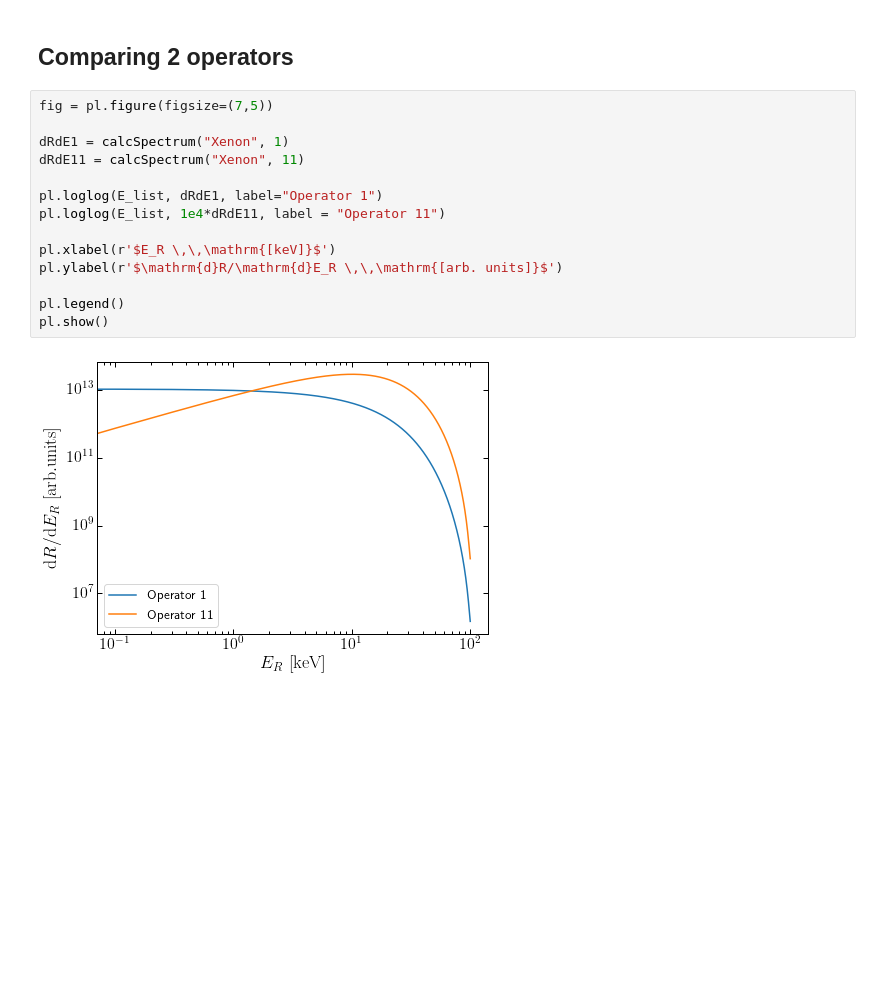
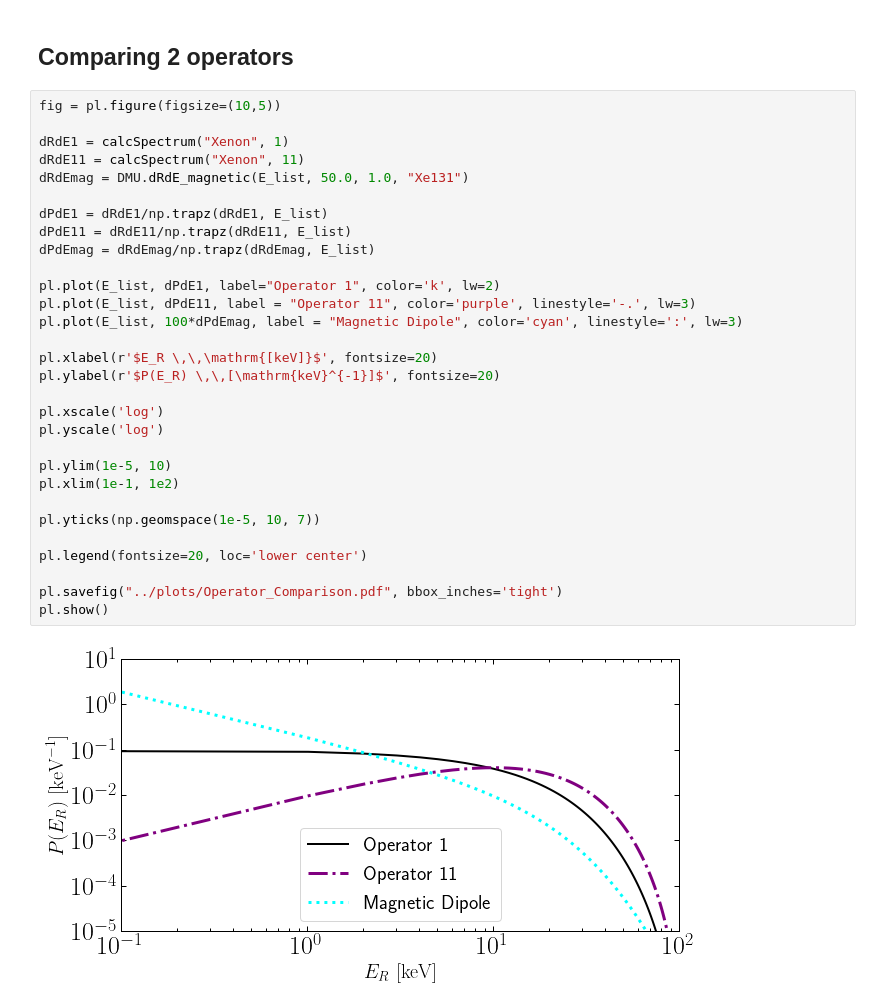
Before and after one commit to bradkav/WIMpy_NREFT, a Jupyter notebook: Examples/Spectra.ipynb, the cells around one changed output. Cells and saved outputs as stored; diff of their text form; blank space fills up the shorter version.

```diff
--- a/Examples/Spectra.ipynb
+++ b/Examples/Spectra.ipynb
@@ -141,18 +142,34 @@ pl.show()
 # %% [markdown]
 ## Comparing 2 operators
-# %%
-fig = pl.figure(figsize=(7,5))
-
-dRdE1 = calcSpectrum("Xenon", 1)
-dRdE11 = calcSpectrum("Xenon", 11)
-
-pl.loglog(E_list, dRdE1, label="Operator 1")
-pl.loglog(E_list, 1e4*dRdE11, label = "Operator 11")
-
-pl.xlabel(r'$E_R \,\,\mathrm{[keV]}$')
-pl.ylabel(r'$\mathrm{d}R/\mathrm{d}E_R \,\,\mathrm{[arb. units]}$')
-
-pl.legend()
-pl.show()
-# %% [output]
-[figure, removed]
+# %%
+fig = pl.figure(figsize=(10,5))
+
+dRdE1 = calcSpectrum("Xenon", 1)
+dRdE11 = calcSpectrum("Xenon", 11)
+dRdEmag = DMU.dRdE_magnetic(E_list, 50.0, 1.0, "Xe131")
+
+dPdE1 = dRdE1/np.trapz(dRdE1, E_list)
+dPdE11 = dRdE11/np.trapz(dRdE11, E_list)
+dPdEmag = dRdEmag/np.trapz(dRdEmag, E_list)
+
+pl.plot(E_list, dPdE1, label="Operator 1", color='k', lw=2)
+pl.plot(E_list, dPdE11, label = "Operator 11", color='purple', linestyle='-.', lw=3)
+pl.plot(E_list, 100*dPdEmag, label = "Magnetic Dipole", color='cyan', linestyle=':', lw=3)
+
+pl.xlabel(r'$E_R \,\,\mathrm{[keV]}$', fontsize=20)
+pl.ylabel(r'$P(E_R) \,\,[\mathrm{keV}^{-1}]$', fontsize=20)
+
+pl.xscale('log')
+pl.yscale('log')
+
+pl.ylim(1e-5, 10)
+pl.xlim(1e-1, 1e2)
+
+pl.yticks(np.geomspace(1e-5, 10, 7))
+
+pl.legend(fontsize=20, loc='lower center')
+
+pl.savefig("../plots/Operator_Comparison.pdf", bbox_inches='tight')
+pl.show()
+# %% [output]
+[figure, added]
```
Also changed, not shown: parts of 4 cells of this notebook, 4 other files.
